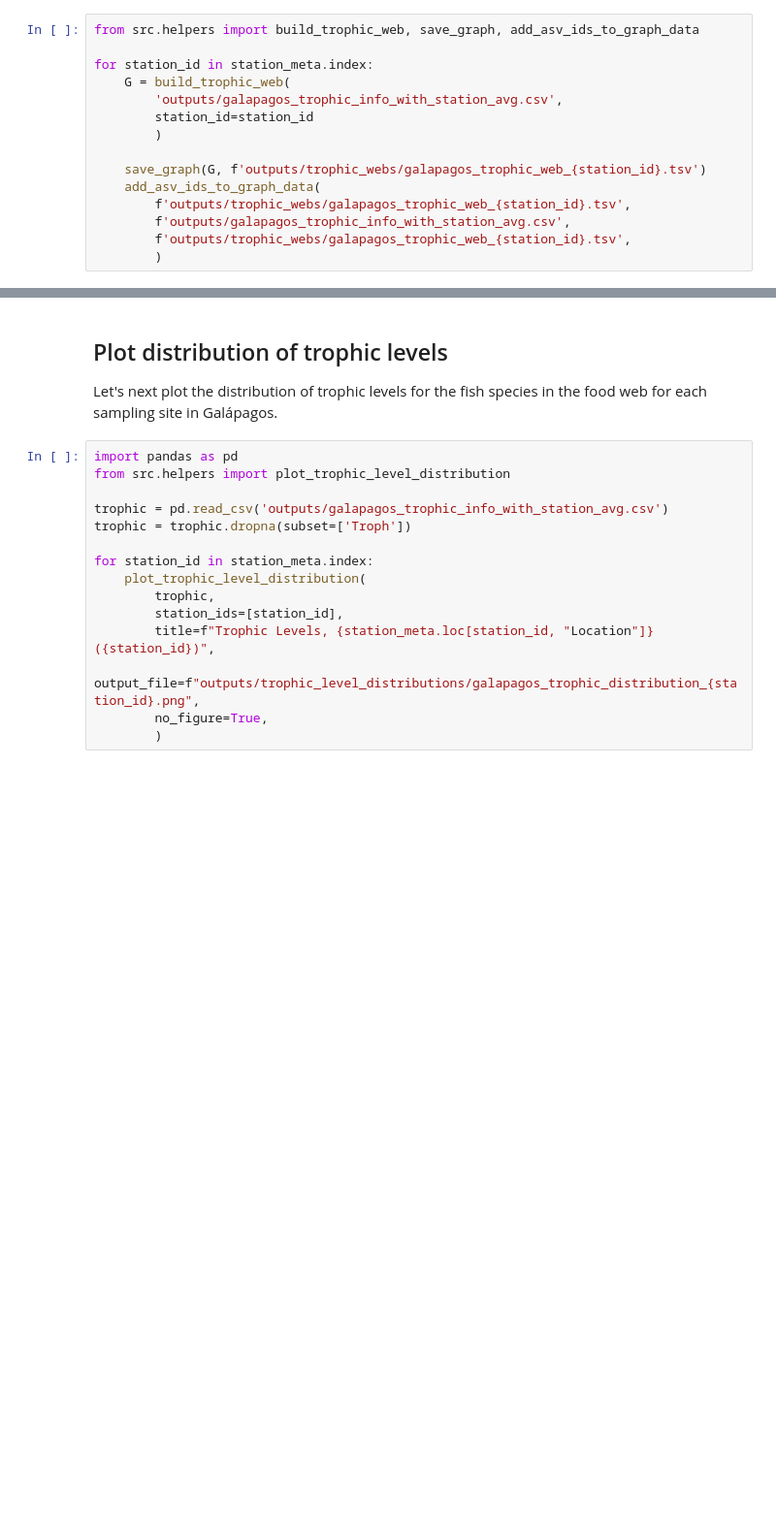
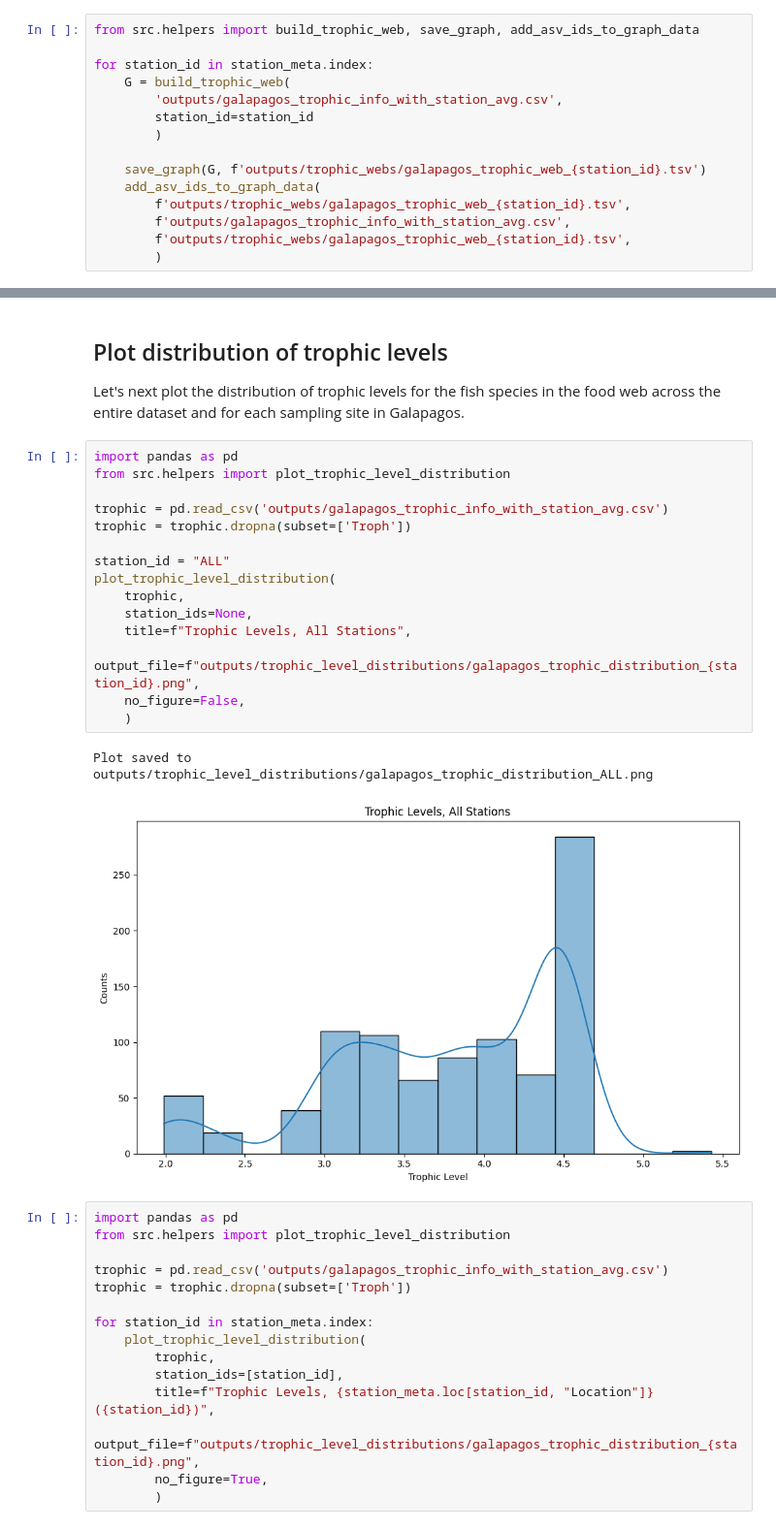
Before and after one commit to Robaina/fishbase, a Jupyter notebook: trophicwebs.ipynb, the cells around one changed output, grey strips where cells are left out. Shown at 97% size. Drawn from its saved outputs; the diff is of its cells as text; blank space fills up the shorter version.

```diff
--- a/trophicwebs.ipynb
+++ b/trophicwebs.ipynb
@@ -133,7 +172,25 @@ Let's display the reconstructed food web for station __Barahona Beach__ on Isabe
 # %% [markdown]
 ## Plot distribution of trophic levels
 
-Let's next plot the distribution of trophic levels for the fish species in the food web for each sampling site in Galápagos.
+Let's next plot the distribution of trophic levels for the fish species in the food web across the entire dataset and for each sampling site in Galapagos.
+# %%
+import pandas as pd
+from src.helpers import plot_trophic_level_distribution
+
+trophic = pd.read_csv('outputs/galapagos_trophic_info_with_station_avg.csv')
+trophic = trophic.dropna(subset=['Troph'])
+
+station_id = "ALL"
+plot_trophic_level_distribution(
+    trophic,
+    station_ids=None,
+    title=f"Trophic Levels, All Stations",
+    output_file=f"outputs/trophic_level_distributions/galapagos_trophic_distribution_{station_id}.png",
+    no_figure=False,
+    )
+# %% [output]
+Plot saved to outputs/trophic_level_distributions/galapagos_trophic_distribution_ALL.png
+[figure, added]
 # %%
 import pandas as pd
 from src.helpers import plot_trophic_level_distribution
```
Also changed, not shown: parts of 4 cells of this notebook, 50 other files.
